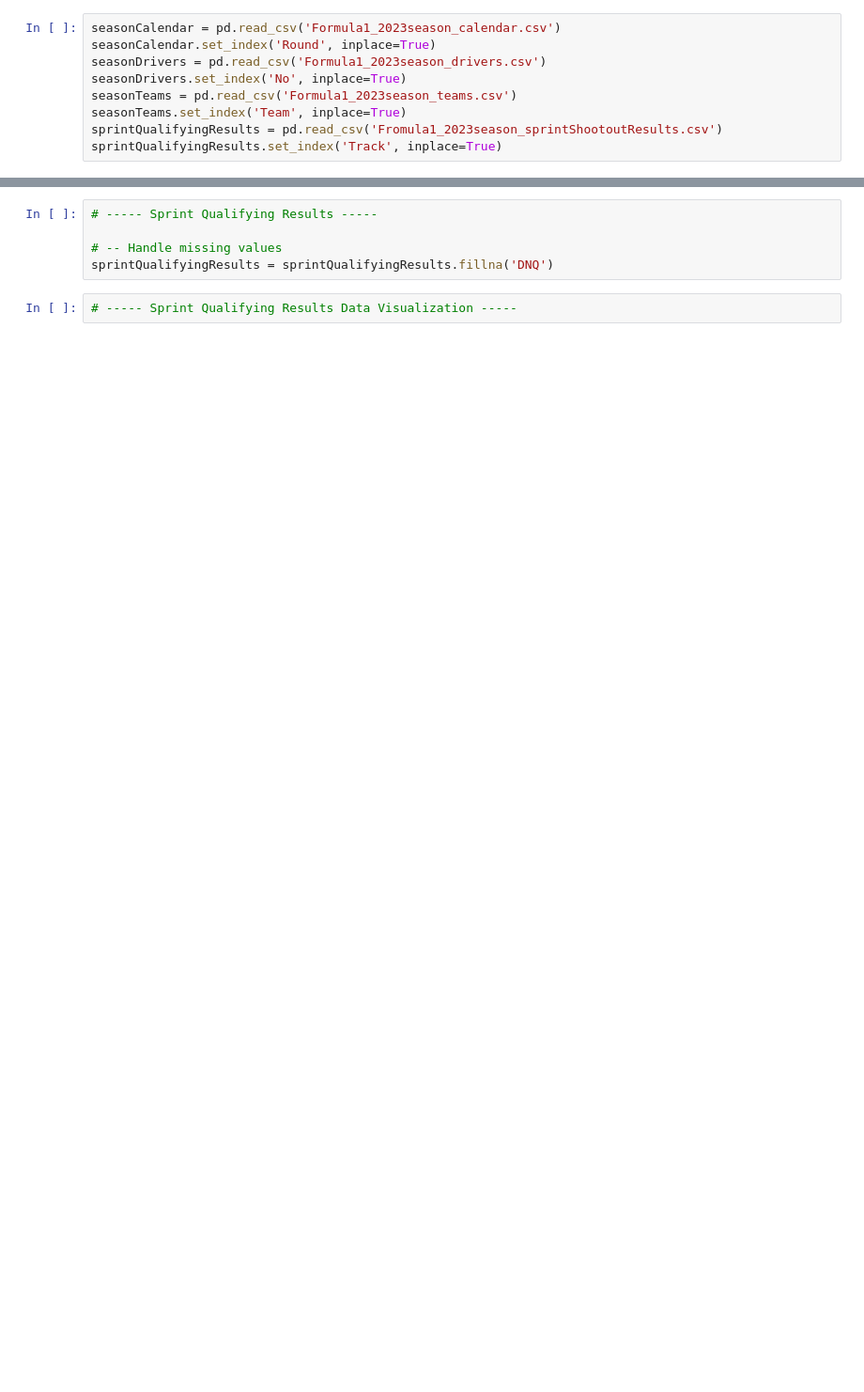
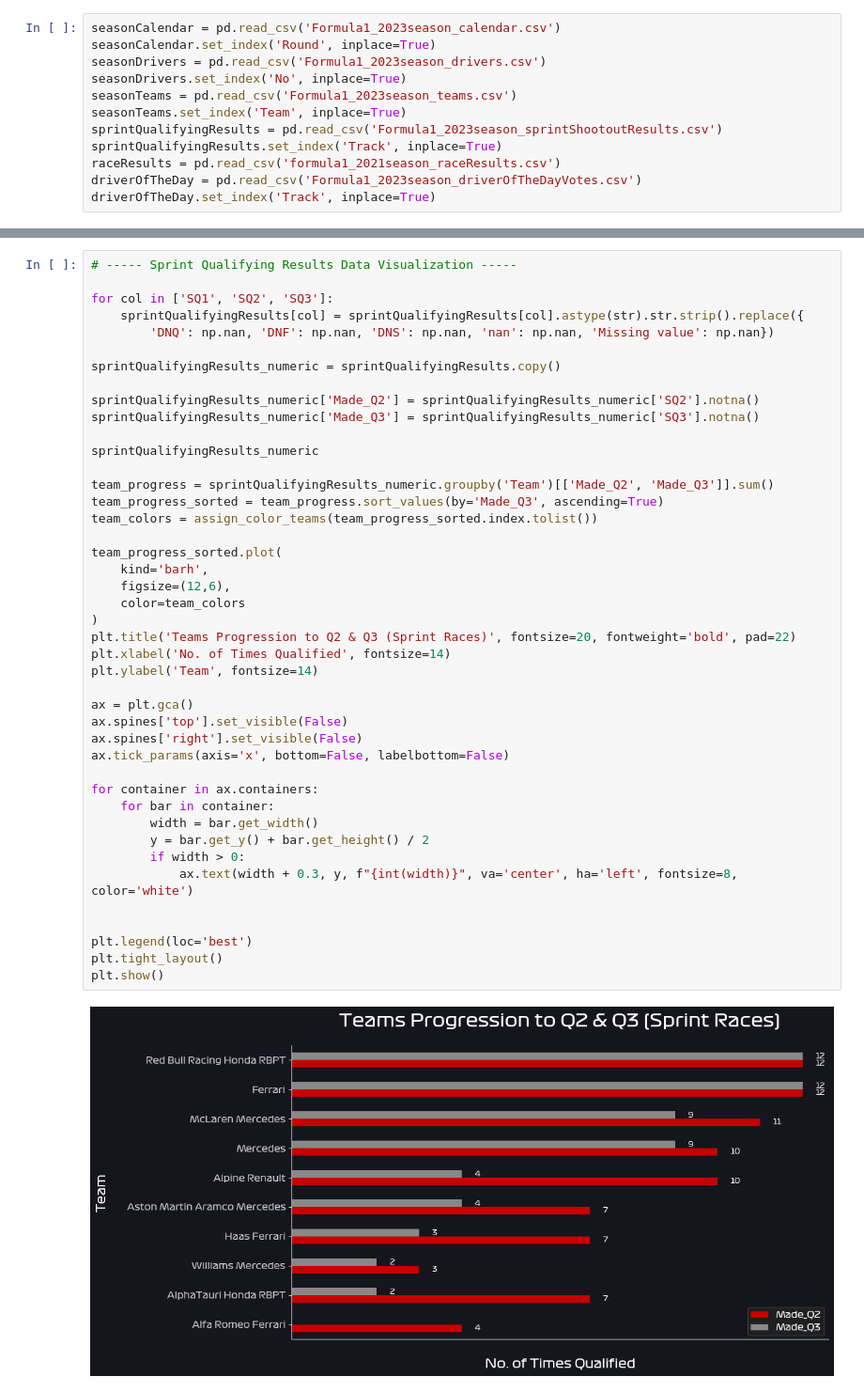
Before and after one commit to CWN221/Formula1-Data_Analytics, a Jupyter notebook: F1-2023_Analysis.ipynb, the cells around one changed output, grey strips where cells are left out. Shown: that part at 94% size. Cells and saved outputs as stored; diff of their text form; blank space fills up the shorter version.

```diff
--- a/F1-2023_Analysis.ipynb
+++ b/F1-2023_Analysis.ipynb
@@ -15,5 +16,8 @@ seasonDrivers = pd.read_csv('Formula1_2023season_drivers.csv')
 seasonDrivers.set_index('No', inplace=True)
 seasonTeams = pd.read_csv('Formula1_2023season_teams.csv')
 seasonTeams.set_index('Team', inplace=True)
-sprintQualifyingResults = pd.read_csv('Fromula1_2023season_sprintShootoutResults.csv')
+sprintQualifyingResults = pd.read_csv('Formula1_2023season_sprintShootoutResults.csv')
 sprintQualifyingResults.set_index('Track', inplace=True)
+raceResults = pd.read_csv('formula1_2021season_raceResults.csv')
+driverOfTheDay = pd.read_csv('Formula1_2023season_driverOfTheDayVotes.csv')
+driverOfTheDay.set_index('Track', inplace=True)
@@ -37,7 +164,45 @@ seasonTeams
-# %%
-# ----- Sprint Qualifying Results -----
-
-# -- Handle missing values
-sprintQualifyingResults = sprintQualifyingResults.fillna('DNQ')
 # %%
 # ----- Sprint Qualifying Results Data Visualization -----
+
+for col in ['SQ1', 'SQ2', 'SQ3']:
+    sprintQualifyingResults[col] = sprintQualifyingResults[col].astype(str).str.strip().replace({
+        'DNQ': np.nan, 'DNF': np.nan, 'DNS': np.nan, 'nan': np.nan, 'Missing value': np.nan})
+
+sprintQualifyingResults_numeric = sprintQualifyingResults.copy()
+
+sprintQualifyingResults_numeric['Made_Q2'] = sprintQualifyingResults_numeric['SQ2'].notna()
+sprintQualifyingResults_numeric['Made_Q3'] = sprintQualifyingResults_numeric['SQ3'].notna()
+
+sprintQualifyingResults_numeric
+
+team_progress = sprintQualifyingResults_numeric.groupby('Team')[['Made_Q2', 'Made_Q3']].sum()
+team_progress_sorted = team_progress.sort_values(by='Made_Q3', ascending=True)
+team_colors = assign_color_teams(team_progress_sorted.index.tolist())
+
+team_progress_sorted.plot(
+    kind='barh',
+    figsize=(12,6),
+    color=team_colors
+)
+plt.title('Teams Progression to Q2 & Q3 (Sprint Races)', fontsize=20, fontweight='bold', pad=22)
+plt.xlabel('No. of Times Qualified', fontsize=14)
+plt.ylabel('Team', fontsize=14)
+
+ax = plt.gca()
+ax.spines['top'].set_visible(False)
+ax.spines['right'].set_visible(False)
+ax.tick_params(axis='x', bottom=False, labelbottom=False)
+
+for container in ax.containers:
+    for bar in container:
+        width = bar.get_width()
+        y = bar.get_y() + bar.get_height() / 2
+        if width > 0:
+            ax.text(width + 0.3, y, f"{int(width)}", va='center', ha='left', fontsize=8, color='white')
+
+
+plt.legend(loc='best')
+plt.tight_layout()
+plt.show()
+# %% [output]
+[figure, added]
```
Also changed, not shown: parts of 7 cells of this notebook.
